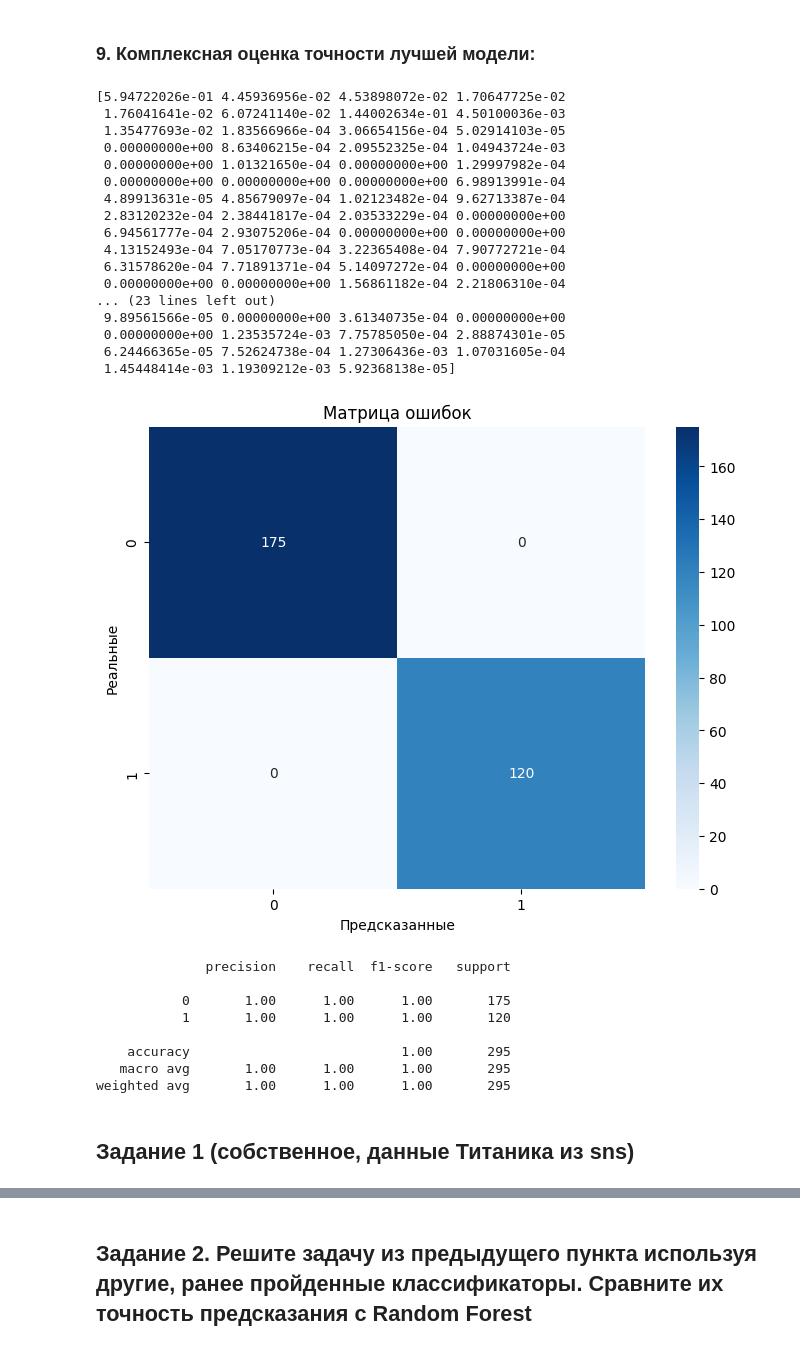
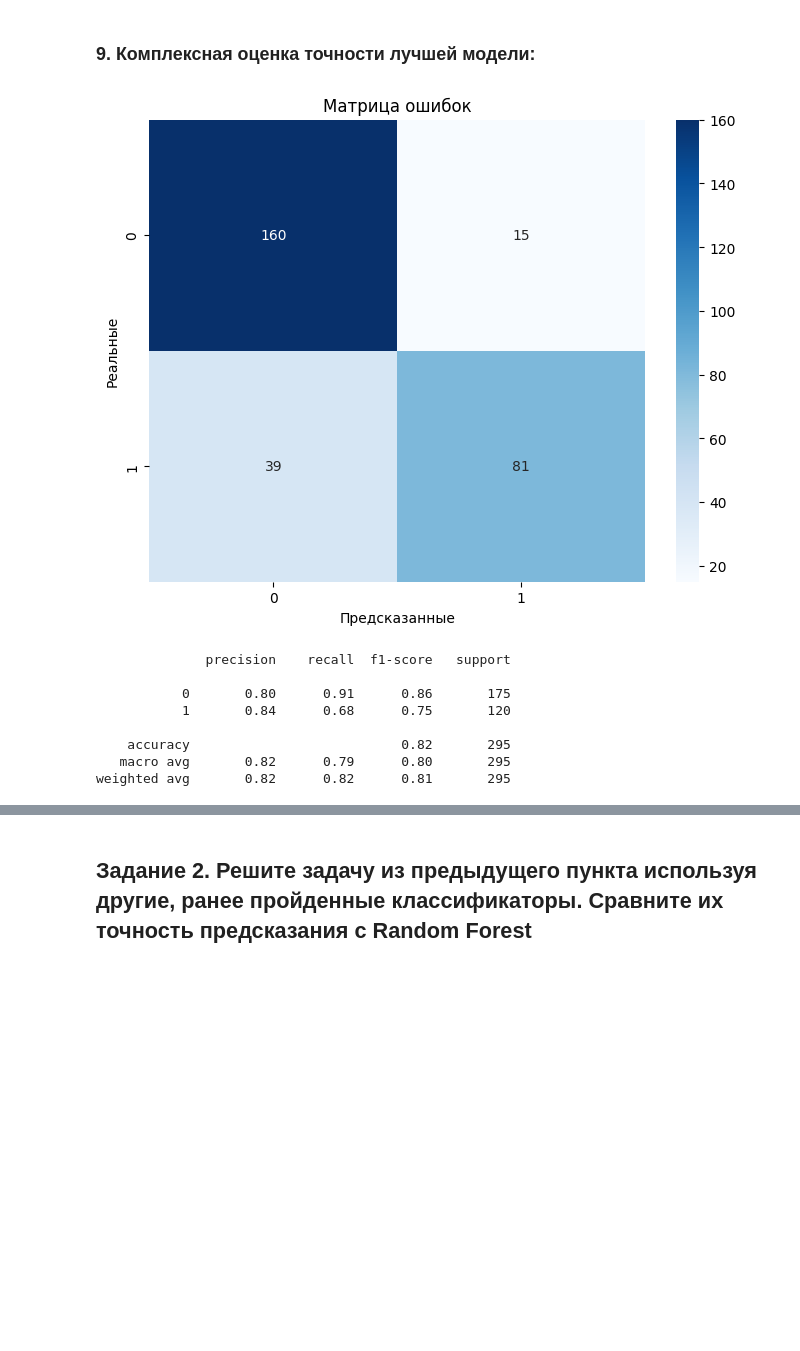
Before and after one commit to GDVevo/ml_uni, a Jupyter notebook: Практическая_работа_№7_Random_forest.ipynb, the cells around one changed output, grey strips where cells are left out. Drawn from its saved outputs; the diff is of its cells as text; code cells hidden in the pictures; blank space fills up the shorter version.

```diff
--- a/Практическая_работа_№7_Random_forest.ipynb
+++ b/Практическая_работа_№7_Random_forest.ipynb
@@ -216,12 +232,14 @@ weighted avg       1.00      1.00      1.00       295
 # %%
 # Ваш код
 from sklearn.model_selection import RandomizedSearchCV
+#время выполнения - ~4 мин.
 
-
+max_depth = [int(i) for i in np.linspace(start=1, stop=100, num=10)]
+max_depth.append(None)
 param_grid = {
     'n_estimators': [int(x) for x in np.linspace(start=100, stop=500, num=10)],
-    'max_leaf_nodes': [int(i) for i in np.linspace(start=2, stop=100, num=10)]
-    # при тюнинге было определено, что наилучший результат при max_depth = None, поэтому убираю его для ускорения работы (с 13 мин. понижение до ~4)
+    'max_leaf_nodes': [int(i) for i in np.linspace(start=2, stop=100, num=10)],
+    'max_depth': max_depth
 }
 rf_rcv = RandomizedSearchCV(
     estimator=model,
@@ -314,36 +305,17 @@ Traceback (most recent call last):
 ### 9. Комплексная оценка точности лучшей модели:
 # %%
 # Ваш код
-best_model = RandomForestClassifier(max_leaf_nodes=34, n_estimators=366, random_state=1) # чтобы не перезапускать каждый раз перебор, создаем модель по лучшим параметрам
+best_model = RandomForestClassifier(n_estimators=322, max_leaf_nodes=34, max_depth=12, random_state=1) # чтобы не перезапускать каждый раз перебор, создаем модель по лучшим параметрам
 best_model.fit(X_train2, y_train)
 y_pred = best_model.predict(X_test2)
-vis_cr_me(y_pred, y_test)
+vis_cr_me(y_pred, y_test) # работает хуже чем обычная модель????
 # %% [output]
+[figure, new version]
-[5.94722026e-01 4.45936956e-02 4.53898072e-02 1.70647725e-02
- 1.76041641e-02 6.07241140e-02 1.44002634e-01 4.50100036e-03
- 1.35477693e-02 1.83566966e-04 3.06654156e-04 5.02914103e-05
- 0.00000000e+00 8.63406215e-04 2.09552325e-04 1.04943724e-03
- 0.00000000e+00 1.01321650e-04 0.00000000e+00 1.29997982e-04
- 0.00000000e+00 0.00000000e+00 0.00000000e+00 6.98913991e-04
- 4.89913631e-05 4.85679097e-04 1.02123482e-04 9.62713387e-04
- 2.83120232e-04 2.38441817e-04 2.03533229e-04 0.00000000e+00
- 6.94561777e-04 2.93075206e-04 0.00000000e+00 0.00000000e+00
- 4.13152493e-04 7.05170773e-04 3.22365408e-04 7.90772721e-04
- 6.31578620e-04 7.71891371e-04 5.14097272e-04 0.00000000e+00
- 0.00000000e+00 0.00000000e+00 1.56861182e-04 2.21806310e-04
-... (23 lines left out)
- 9.89561566e-05 0.00000000e+00 3.61340735e-04 0.00000000e+00
- 0.00000000e+00 1.23535724e-03 7.75785050e-04 2.88874301e-05
- 6.24466365e-05 7.52624738e-04 1.27306436e-03 1.07031605e-04
- 1.45448414e-03 1.19309212e-03 5.92368138e-05]
+              precision    recall  f1-score   support
+
+           0       0.80      0.91      0.86       175
+           1       0.84      0.68      0.75       120
+
+    accuracy                           0.82       295
+   macro avg       0.82      0.79      0.80       295
+weighted avg       0.82      0.82      0.81       295
-[figure, old version]
-              precision    recall  f1-score   support
-
-           0       1.00      1.00      1.00       175
-           1       1.00      1.00      1.00       120
-
-    accuracy                           1.00       295
-   macro avg       1.00      1.00      1.00       295
-weighted avg       1.00      1.00      1.00       295
-# %% [markdown]
-## **Задание 1 (собственное, данные Титаника из sns)**
```
Also changed, not shown: parts of 35 cells of this notebook.
